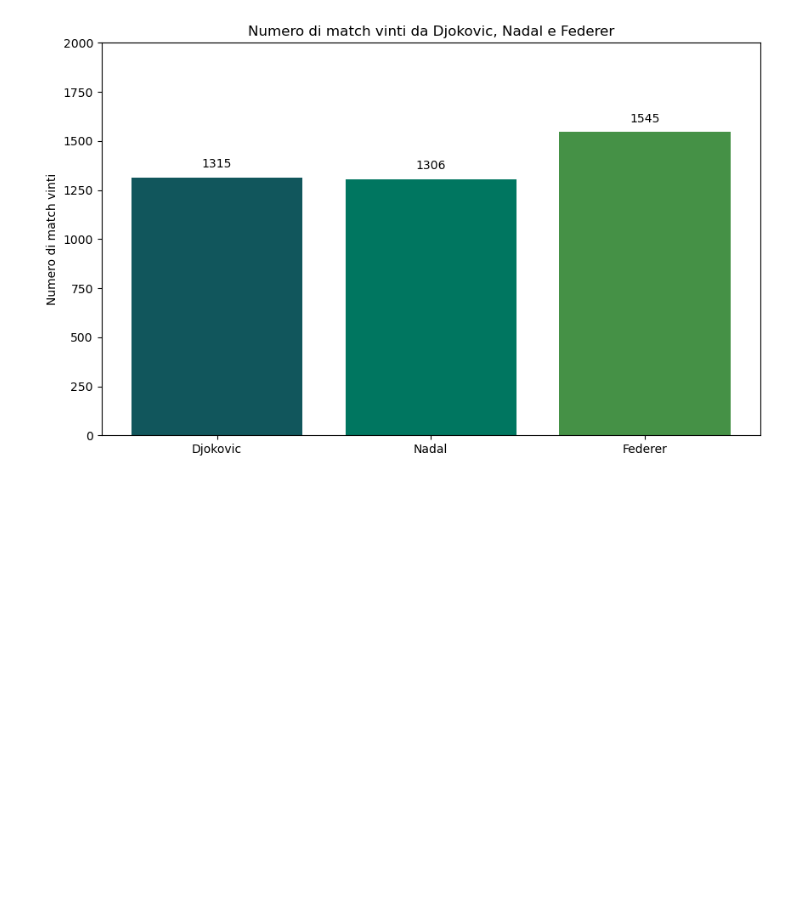
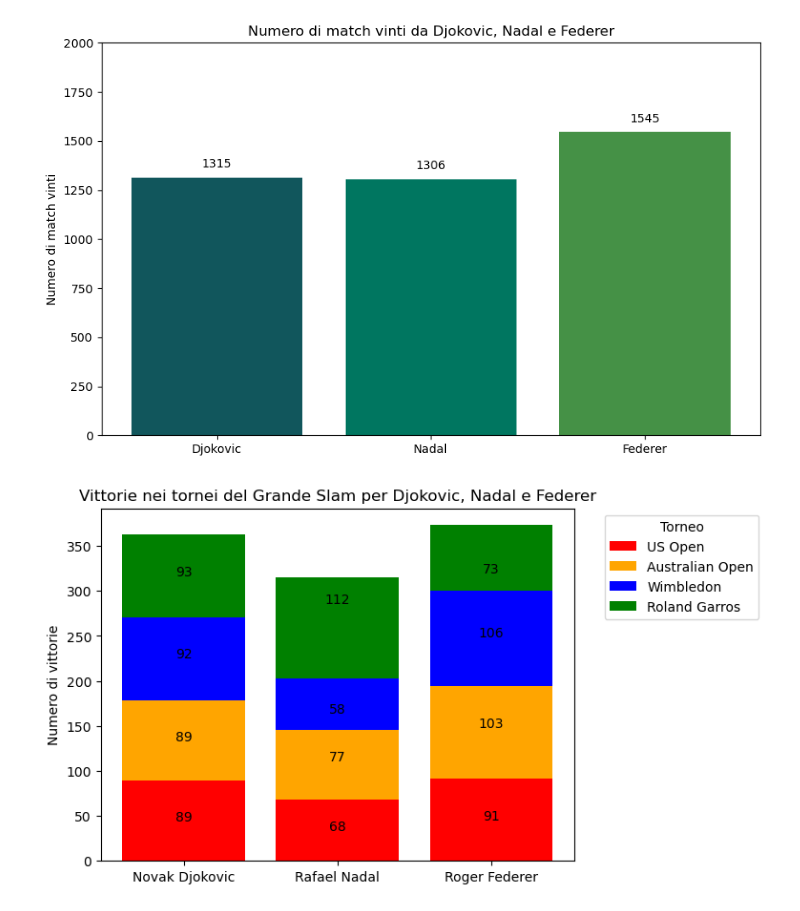
Before and after one commit to yasemitee/SciVIs, a Jupyter notebook: goat.ipynb, the cells around one changed output. Saved outputs shown, nothing was run; the diff lists cells and outputs as text; code cells hidden in the pictures; blank space fills up the shorter version.

Commit message:
aggiunti i grafi sulle vittorie dei goat

```diff
--- a/goat.ipynb
+++ b/goat.ipynb
@@ -12,6 +12,8 @@ warnings.filterwarnings('ignore')
 atp_matches = pd.read_csv('Data/atpdata/atp_matches.csv')
 atp_players = pd.read_csv('Data/atpdata/atp_players.csv')
 atp_rankings = pd.read_csv('Data/atpdata/atp_rankings.csv', low_memory=False);
+
+atp_matches['tourney_date'] = pd.to_datetime(atp_matches.tourney_date, format='%Y%m%d')
 
 #Pallet di colori per i grafici
 colors = ['#11565c', '#007660', '#459146', '#9aa414', '#ffa600' ]
@@ -36,3 +38,40 @@ for i, v in enumerate([djokovic.shape[0], nadal.shape[0], federer.shape[0]]):
 plt.show()
 # %% [output]
 [figure]
+# %%
+# Numero di slam vinti da Djokovic, Nadal e Federer
+
+total_grand_slam_wins = atp_matches[(atp_matches['winner_name'].isin(['Novak Djokovic', 'Rafael Nadal', 'Roger Federer'])) & atp_matches['tourney_level'].isin(['G'])]
+slams_by_tourney = total_grand_slam_wins.groupby(['winner_name', 'tourney_name']).size().reset_index(name='count')
+
+players = ['Novak Djokovic', 'Rafael Nadal', 'Roger Federer']
+us_open_wins = [slams_by_tourney[(slams_by_tourney['winner_name'] == player) & (slams_by_tourney['tourney_name'] == 'US Open')]['count'].values[0] for player in players]
+aus_open_wins = [slams_by_tourney[(slams_by_tourney['winner_name'] == player) & (slams_by_tourney['tourney_name'] == 'Australian Open')]['count'].values[0] for player in players]
+wimbledon_wins = [slams_by_tourney[(slams_by_tourney['winner_name'] == player) & (slams_by_tourney['tourney_name'] == 'Wimbledon')]['count'].values[0] for player in players]
+roland_garros_wins = [slams_by_tourney[(slams_by_tourney['winner_name'] == player) & (slams_by_tourney['tourney_name'] == 'Roland Garros')]['count'].values[0] for player in players]
+
+colors = {'Wimbledon': 'blue', 'US Open': 'red', 'Roland Garros': 'green', 'Australian Open': 'orange'}
+plt.bar(players, us_open_wins, label='US Open', color=colors['US Open'])
+plt.bar(players, aus_open_wins, label='Australian Open',bottom=us_open_wins, color=colors['Australian Open'])
+plt.bar(players, wimbledon_wins, label='Wimbledon', bottom=[i+j for i,j in zip(us_open_wins, aus_open_wins)], color=colors['Wimbledon'])
+plt.bar(players, roland_garros_wins, label='Roland Garros', bottom=[i+j+k for i,j,k in zip(us_open_wins, aus_open_wins, wimbledon_wins)], color=colors['Roland Garros'])
+
+for i, v in enumerate(us_open_wins):
+    plt.text(i, v/2, str(v), color='black', ha='center')
+
+for i, v in enumerate(aus_open_wins):
+    plt.text(i, v + us_open_wins[i]/2, str(v), color='black', ha='center')
+
+for i, v in enumerate(wimbledon_wins):
+    plt.text(i, v + us_open_wins[i] + aus_open_wins[i]/2, str(v), color='black', ha='center')
+
+for i, v in enumerate(roland_garros_wins):
+    plt.text(i, v + us_open_wins[i] + aus_open_wins[i] + wimbledon_wins[i]/2, str(v), color='black', ha='center')
+
+
+plt.legend(title='Torneo', loc='best', bbox_to_anchor=(1.05, 1))
+plt.ylabel('Numero di vittorie')
+plt.title('Vittorie nei tornei del Grande Slam per Djokovic, Nadal e Federer')
+plt.show()
+# %% [output]
+[figure, added]
```
Also changed, not shown: 1 other file.
